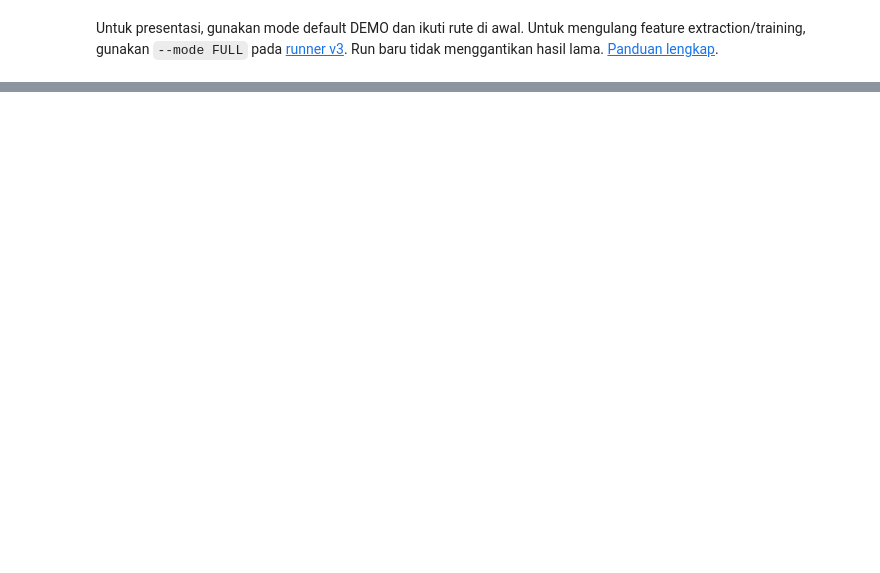
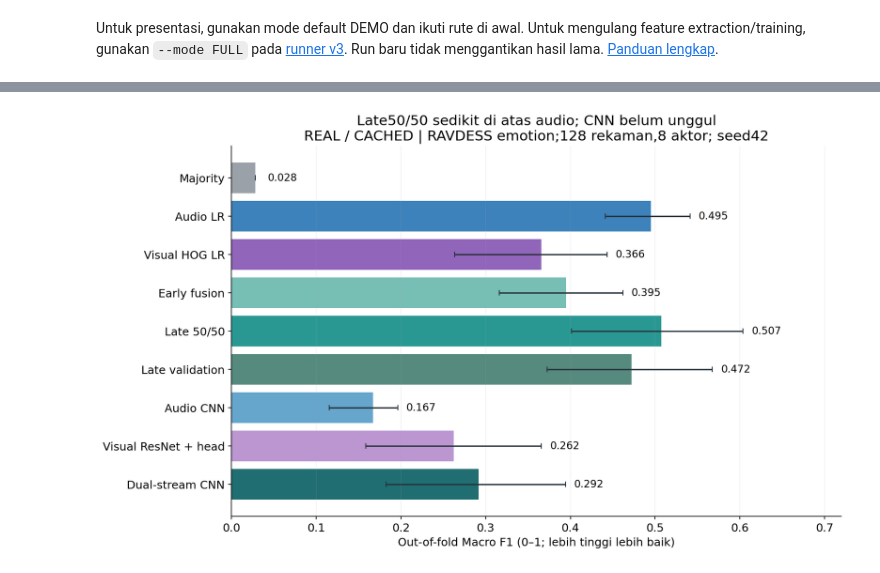
Before and after one commit to maulnite/atc-fatigue-research, a Jupyter notebook: notebooks/v3/03_multimodal_fusion.ipynb, the cells around one changed output, grey strips where cells are left out. Cells and saved outputs as stored; diff of their text form; code cells hidden in the pictures; blank space fills up the shorter version.

```diff
--- a/notebooks/v3/03_multimodal_fusion.ipynb
+++ b/notebooks/v3/03_multimodal_fusion.ipynb
@@ -1162,0 +1309,4 @@ Untuk presentasi, gunakan mode default DEMO dan ikuti rute di awal. Untuk mengul
+# %%
+show_extension_figure('comparison')
+# %% [output]
+[figure, added]
```
Also changed, not shown: parts of 39 cells of this notebook, 47 other files.
